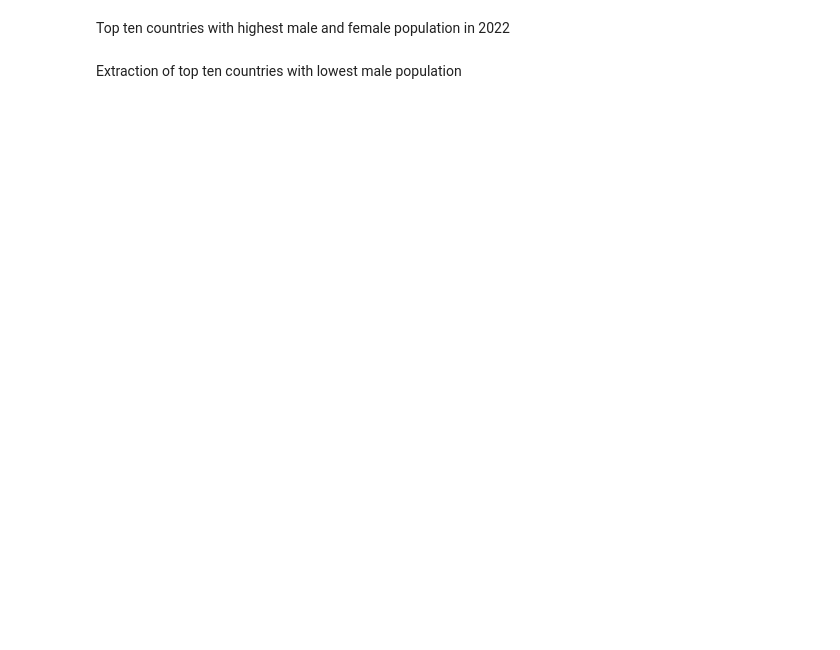
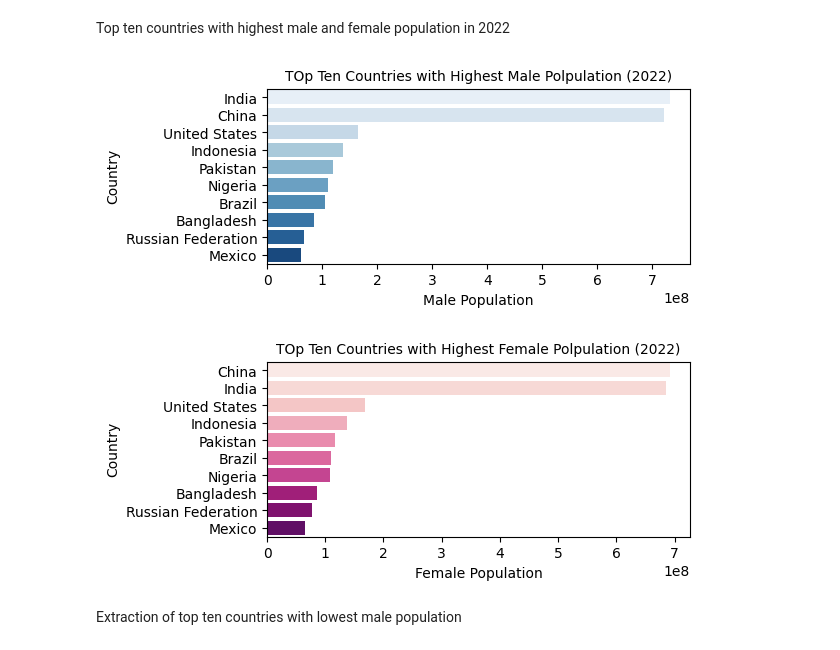
Before and after one commit to KhanS0hail/DS_TASK_01, a Jupyter notebook: Task_01.ipynb, the cells around one changed output. Cells and saved outputs as stored; diff of their text form; code cells hidden in the pictures; blank space fills up the shorter version.

```diff
--- a/Task_01.ipynb
+++ b/Task_01.ipynb
@@ -378,4 +376,23 @@ top_ten_female_pop_country
 # %% [markdown]
 Top ten countries with highest male and female population in 2022
+# %%
+plt.figure(figsize=(12,5))
+plt.subplot(2,2,2)
+sns.barplot(x="2022",y="Country Name",data=top_ten_male_pop_country,hue="Country Name",palette="Blues")
+plt.title("TOp Ten Countries with Highest Male Polpulation (2022)",fontsize=10)
+plt.ylabel("Country")
+plt.xlabel("Male Population")
+plt.show()
+
+plt.figure(figsize=(12,5))
+plt.subplot(2,2,2)
+sns.barplot(x="2022",y="Country Name",data=top_ten_female_pop_country,hue="Country Name",palette="RdPu")
+plt.title("TOp Ten Countries with Highest Female Polpulation (2022)",fontsize=10)
+plt.ylabel("Country")
+plt.xlabel("Female Population")
+plt.show()
+# %% [output]
+[figure, added]
+[figure, added]
 # %% [markdown]
 Extraction of top ten countries with lowest male population
```
Also changed, not shown: parts of 15 cells of this notebook.
